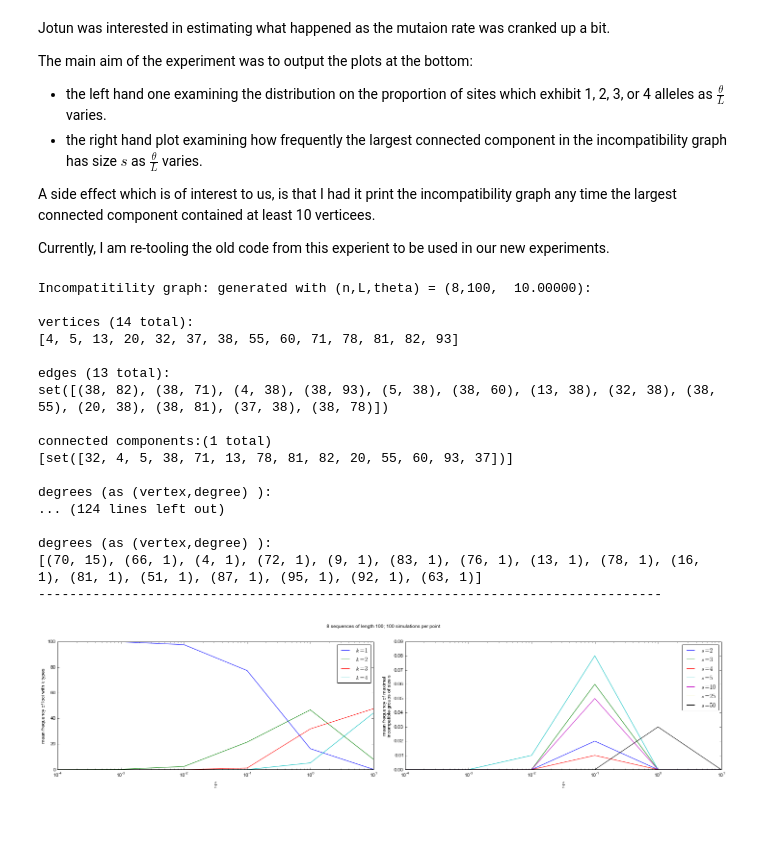
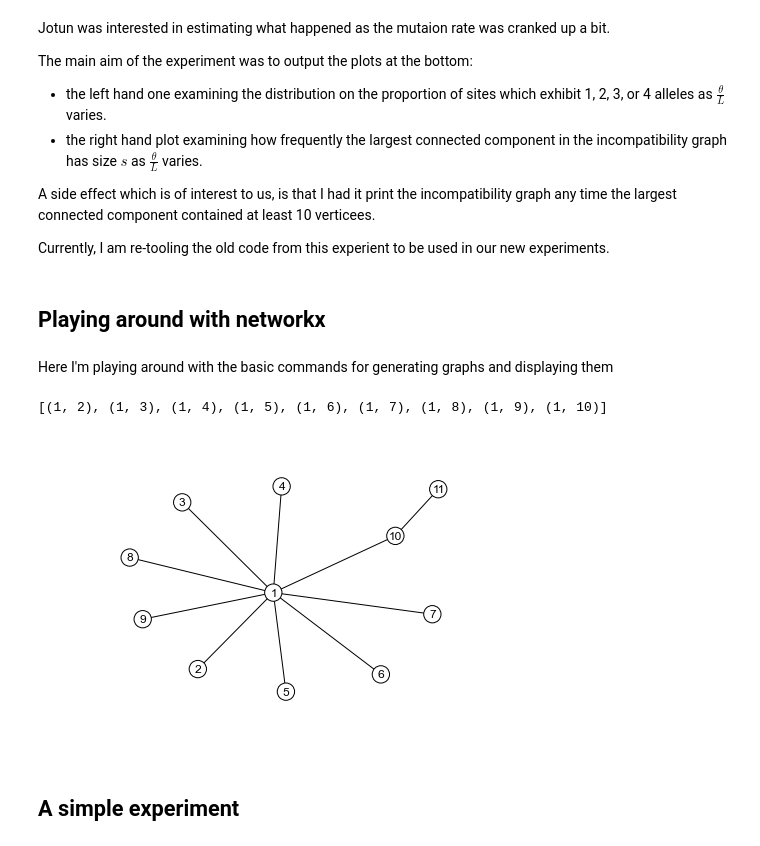
Before and after one commit to Cronjaeger/almost-infinite-sites-recursions, a Jupyter notebook: ipython_notebooks/Computational Experiment -- Recombination vs Recurrence.ipynb, the cells around one changed output. Saved outputs shown, nothing was run; the diff lists cells and outputs as text; code cells hidden in the pictures.

Commit message:
carried out simple simulation experiment; added results to notebook.

```diff
--- a/ipython_notebooks/Computational Experiment -- Recombination vs Recurrence.ipynb
+++ b/ipython_notebooks/Computational Experiment -- Recombination vs Recurrence.ipynb
@@ -81,21 +83,6 @@ import finiteSitesModell_investigations as fsmi
 # %%
-fsmi.generate_plots_for_jotun(thetaMax=1000,thetaMin=0.01,steps=6,N=100,savePath='')
+#fsmi.generate_plots_for_jotun(thetaMax=10,thetaMin=0.1,steps=3,N=10,savePath='')
-# %% [output]
-Incompatitility graph: generated with (n,L,theta) = (8,100,  10.00000):
-
-vertices (14 total):
-[4, 5, 13, 20, 32, 37, 38, 55, 60, 71, 78, 81, 82, 93]
-
-edges (13 total):
-set([(38, 82), (38, 71), (4, 38), (38, 93), (5, 38), (38, 60), (13, 38), (32, 38), (38, 55), (20, 38), (38, 81), (37, 38), (38, 78)])
-
-connected components:(1 total)
-[set([32, 4, 5, 38, 71, 13, 78, 81, 82, 20, 55, 60, 93, 37])]
-
-degrees (as (vertex,degree) ):
-... (124 lines left out)
-
-degrees (as (vertex,degree) ):
-[(70, 15), (66, 1), (4, 1), (72, 1), (9, 1), (83, 1), (76, 1), (13, 1), (78, 1), (16, 1), (81, 1), (51, 1), (87, 1), (95, 1), (92, 1), (63, 1)]
---------------------------------------------------------------------------------
-[figure, removed]
+# %% [markdown]
+## Playing around with networkx
+# %% [markdown]
+Here I'm playing around with the basic commands for generating graphs and displaying them
@@ -101,0 +91,34 @@ degrees (as (vertex,degree) ):
+# %%
+# G = nx.Graph()
+# G.add_nodes_from(range(20))
+# G.add_edges_from([(i,10+i) for i in range(10)])
+
+# nx.draw(G)
+
+#nx.draw_spectral(G)
+
+#nx.draw_shell(G)
+
+#nx.draw_random(G)
+
+#nx.draw_spring(G)
+
+G2 = nx.Graph()
+
+G2.add_edges_from([(1,i) for i in range(2,11)])
+
+print G2.edges()
+
+#nx.draw_shell(G2)
+
+#nx.draw_spring(G2)
+
+G2.add_edge(10,11)
+nx.draw_spring(G2,with_labels=True, node_color = 'w')
+
+[g for g in nx.components.connected.connected_component_subgraphs(G2)][0]
+# %% [output]
+[(1, 2), (1, 3), (1, 4), (1, 5), (1, 6), (1, 7), (1, 8), (1, 9), (1, 10)]
+[figure, added]
+# %% [markdown]
+## A simple experiment
```
Also changed, not shown: parts of 8 cells of this notebook.
